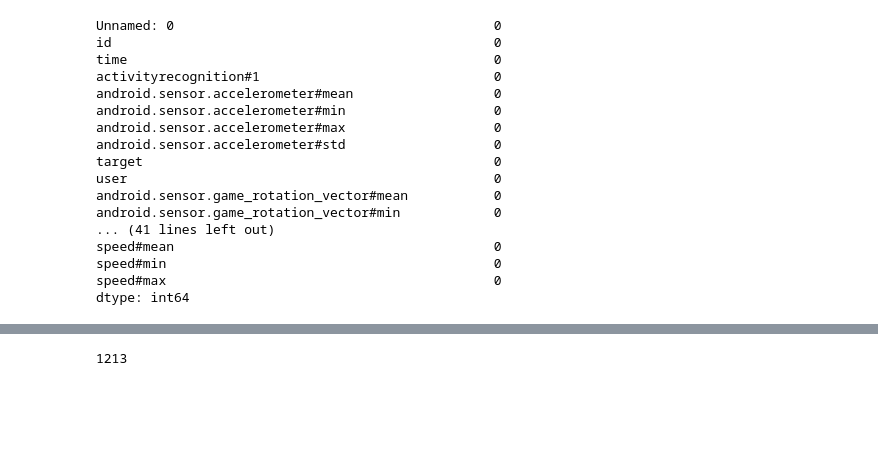
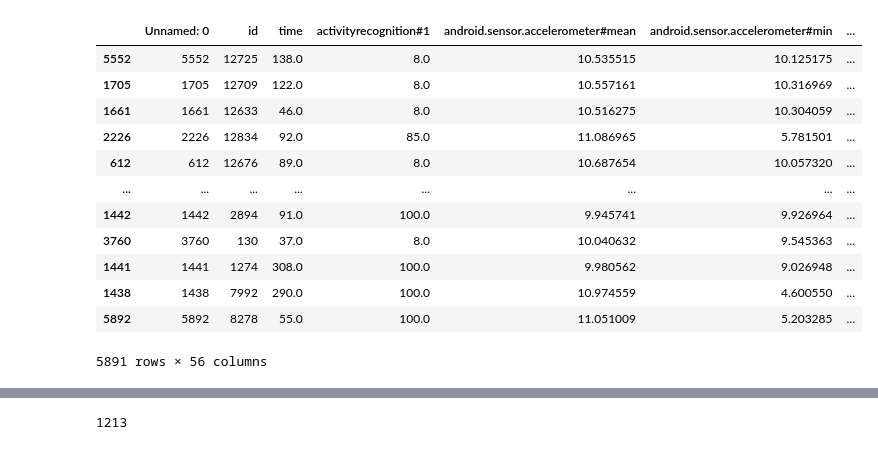
Before and after one commit to Islompulatov/Build_week_2, a Jupyter notebook: final_model_trainig.ipynb, the cells around one changed output, grey strips where cells are left out. Cells and saved outputs as stored; diff of their text form; code cells hidden in the pictures; blank space fills up the shorter version.

```diff
--- a/eda.ipynb
+++ b/final_model_trainig.ipynb
@@ -35,31 +36,26 @@ new_null = [i for i in df.columns if 1<= df[i].isnull().sum()<2374]
 df1 = df[new_null].rolling(window=10, min_periods=1).mean()
 
 df2= df[not_null]
-df= pd.concat([df2,df1], axis = 1)
-df =df.dropna(axis=0, how="any")
-
-df.isnull().sum()
+df3= pd.concat([df2,df1], axis = 1)
+df3 =df3.dropna(axis=0, how="any")
-# %% [output]
-Unnamed: 0                                         0
-id                                                 0
-time                                               0
-activityrecognition#1                              0
-android.sensor.accelerometer#mean                  0
-android.sensor.accelerometer#min                   0
-android.sensor.accelerometer#max                   0
-android.sensor.accelerometer#std                   0
-target                                             0
-user                                               0
-android.sensor.game_rotation_vector#mean           0
-android.sensor.game_rotation_vector#min            0
-... (41 lines left out)
-speed#mean                                         0
-speed#min                                          0
-speed#max                                          0
-dtype: int64
 # %%
 OE = OrdinalEncoder()
-ct2 = np.asarray(df['user'])
-df['user'] = OE.fit_transform(ct2.reshape(-1,1))
-df = df.sort_values(by='user', ascending=False)
+ct2 = np.asarray(df3['user'])
+df3['user'] = OE.fit_transform(ct2.reshape(-1,1))
+df3 = df3.sort_values(by='user', ascending=False)
+df3
+# %% [output]
+|  | Unnamed: 0 | id | time | activityrecognition#1 | android.sensor.accelerometer#mean | android.sensor.accelerometer#min | ... |
+| 5552 | 5552 | 12725 | 138.0 | 8.0 | 10.535515 | 10.125175 | ... |
+| 1705 | 1705 | 12709 | 122.0 | 8.0 | 10.557161 | 10.316969 | ... |
+| 1661 | 1661 | 12633 | 46.0 | 8.0 | 10.516275 | 10.304059 | ... |
+| 2226 | 2226 | 12834 | 92.0 | 85.0 | 11.086965 | 5.781501 | ... |
+| 612 | 612 | 12676 | 89.0 | 8.0 | 10.687654 | 10.057320 | ... |
+| ... | ... | ... | ... | ... | ... | ... | ... |
+| 1442 | 1442 | 2894 | 91.0 | 100.0 | 9.945741 | 9.926964 | ... |
+| 3760 | 3760 | 130 | 37.0 | 8.0 | 10.040632 | 9.545363 | ... |
+| 1441 | 1441 | 1274 | 308.0 | 100.0 | 9.980562 | 9.026948 | ... |
+| 1438 | 1438 | 7992 | 290.0 | 100.0 | 10.974559 | 4.600550 | ... |
+| 5892 | 5892 | 8278 | 55.0 | 100.0 | 11.051009 | 5.203285 | ... |
+5891 rows × 56 columns
 # %%
```
Also changed, not shown: parts of 16 cells of this notebook, 8 other files.
